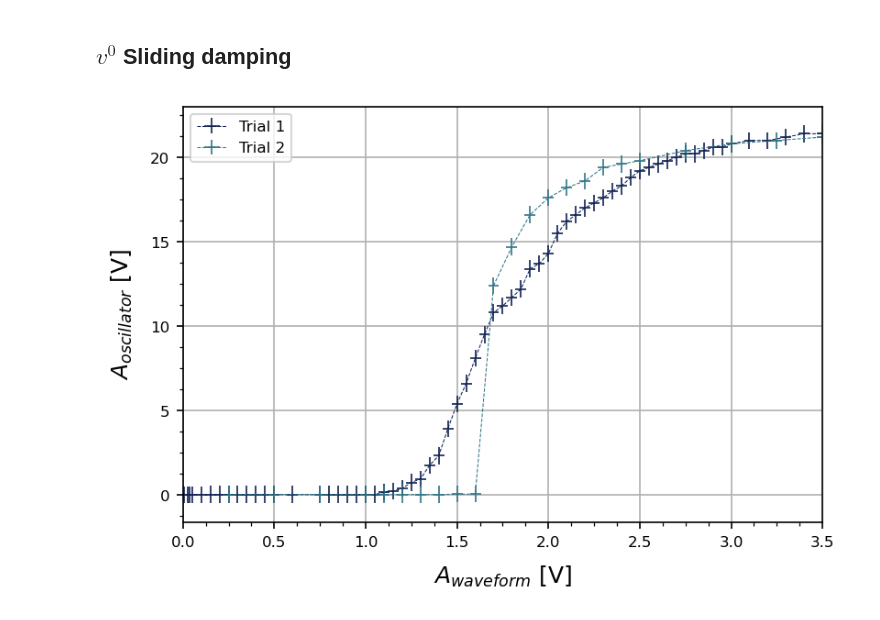
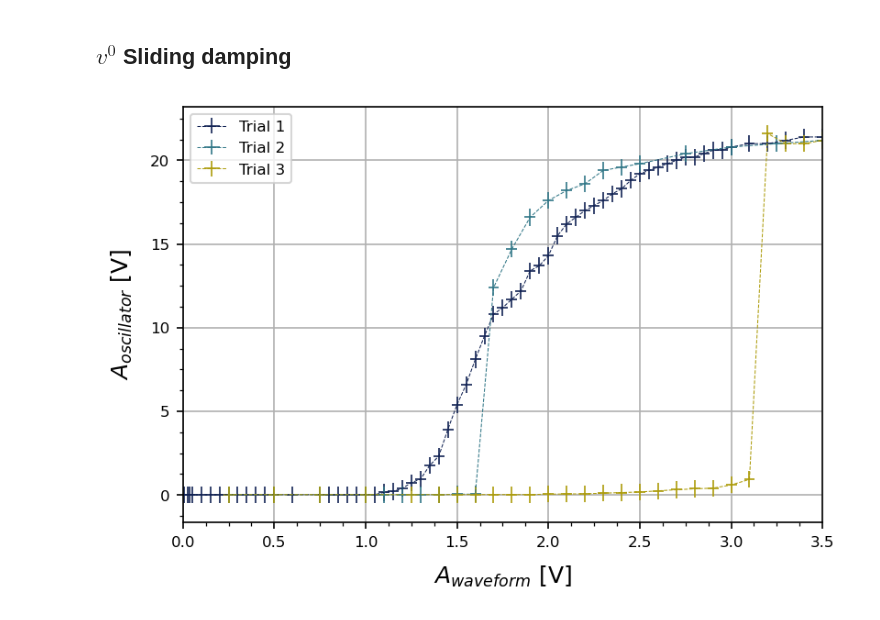
Before and after one commit to parallax-xallaraq/PHSX616, a Jupyter notebook: Lab3 - Torsional Oscillator/Code/Basic.ipynb, the cells around one changed output. Cells and saved outputs as stored; diff of their text form; code cells hidden in the pictures.

Commit message:
trial 3

```diff
--- a/Lab3 - Torsional Oscillator/Code/Basic.ipynb
+++ b/Lab3 - Torsional Oscillator/Code/Basic.ipynb
@@ -18,6 +18,7 @@ filenames: dict[str,str] = {
    'V1 Ain-Aout'        : path_data + 'V1VarVpp.csv',
    'V0 Ain-Aout t1'     : path_data + 'V0VarVpp_trial1.csv',
    'V0 Ain-Aout t2'     : path_data + 'V0VarVpp_trial2.csv',
+   'V0 Ain-Aout t3'     : path_data + 'V0VarVpp_trial3.csv',
 } # t==trial
 
 tables: dict[str, dict[str, np.array]] = my.UnpackAllTables(filenames)
@@ -116,19 +118,21 @@ PlotXmanyY(
 # %%
 PlotXmanyY(
     x = [tables['V0 Ain-Aout t1']['input Amp. [V]'],
-         tables['V0 Ain-Aout t2']['input Amp. [V]']],
+         tables['V0 Ain-Aout t2']['input Amp. [V]'],
+         tables['V0 Ain-Aout t3']['input Amp. [V]']],
     y  = [tables['V0 Ain-Aout t1']['Output Amp. [V]'],
-          tables['V0 Ain-Aout t2']['Output Amp. [V]']],
-    yleg = ['Trial 1', 'Trial 2'],
-    c =[colors[0],colors[1]],
+          tables['V0 Ain-Aout t2']['Output Amp. [V]'],
+          tables['V0 Ain-Aout t3']['Output Amp. [V]']],
+    yleg = ['Trial 1', 'Trial 2', 'Trial 3'],
+    c =[colors[0],colors[1],colors[2]],
     xerr = 0.03,    # error on x axis
     yerr = 0.5,    # error on y axis
     xlim = (0,3.5),
     # ylim=(0,21),
     xlab = '$A_{waveform}$ [V]', # label on x axis
     ylab = '$A_{oscillator}$ [V]', # label on y axis
     linestyle = '--',   # style of xy curve line
     fileName = path_fig+'v1_AinAout.png'  # filename to save the figure as
 )
 # %% [output]
-[figure, old version]
+[figure, new version]
```
Also changed, not shown: parts of 1 cell of this notebook, 2 other files.
